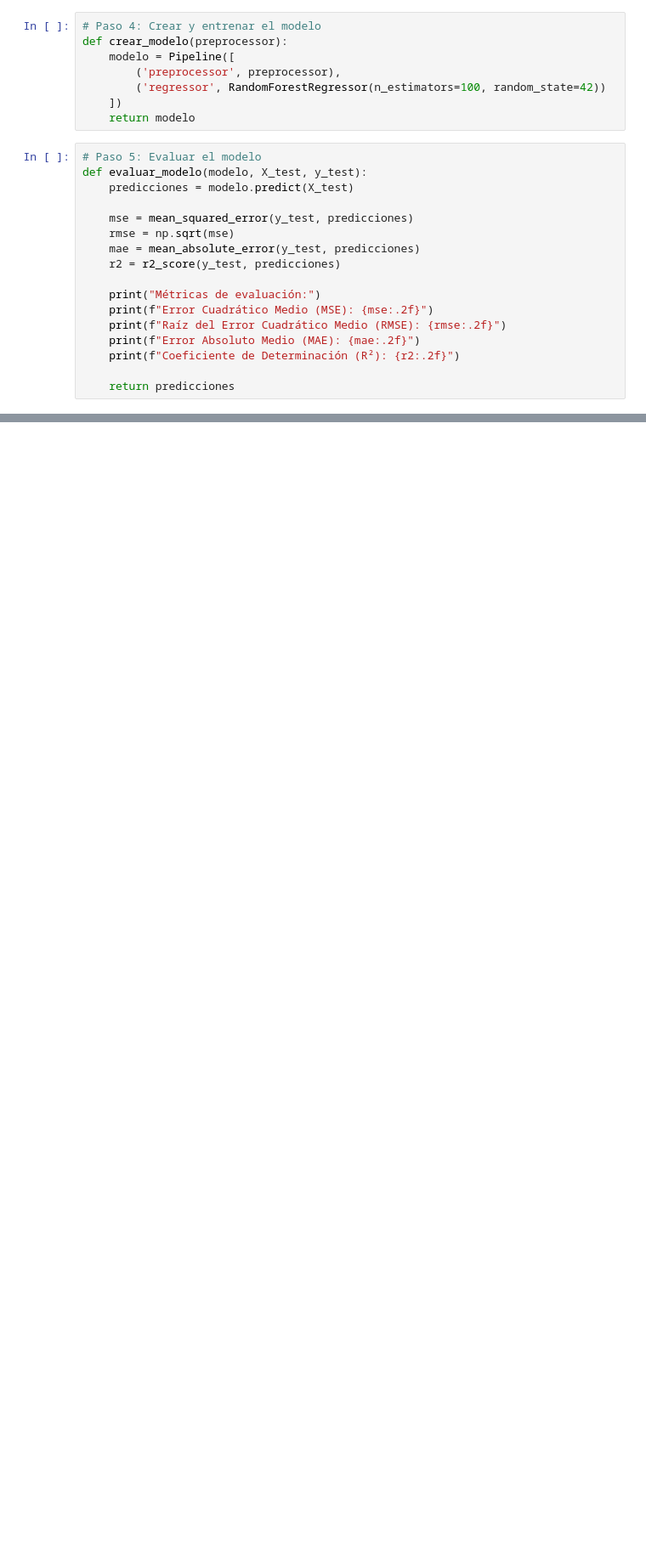
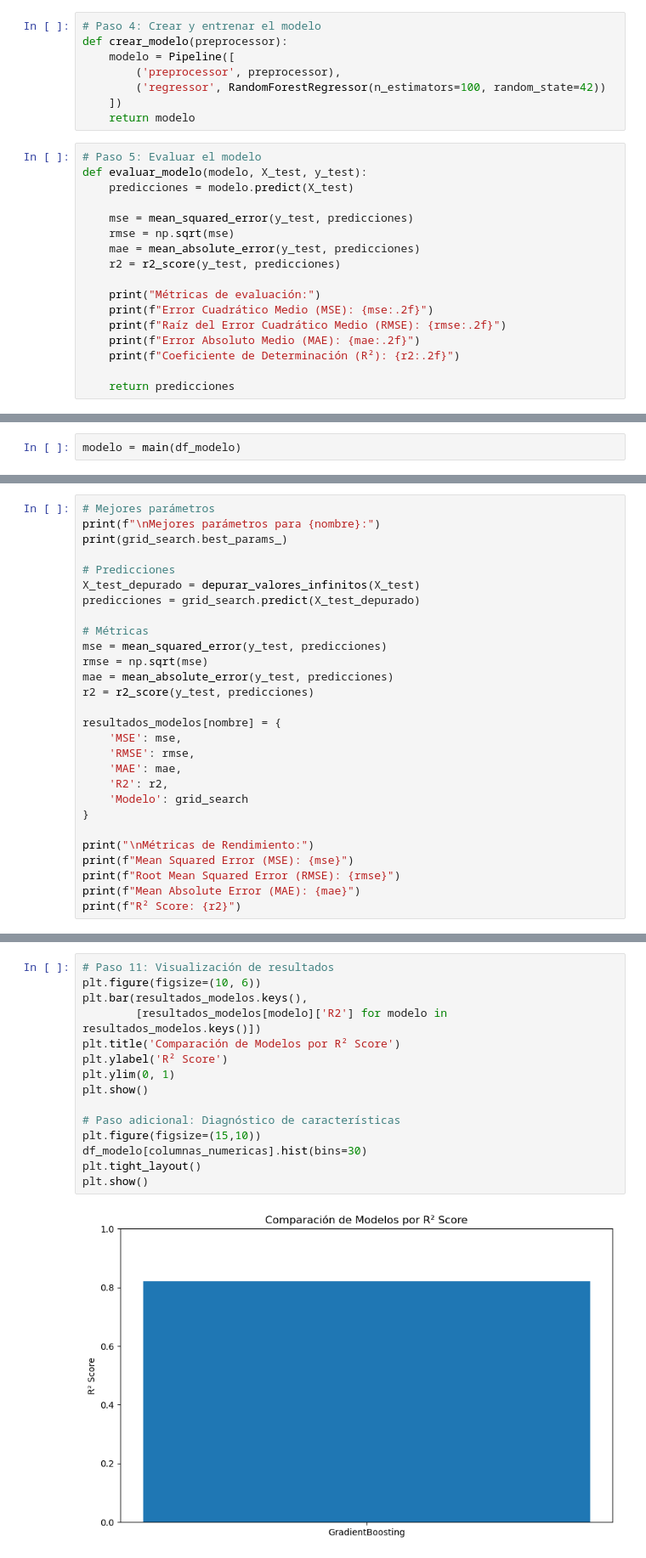
Before and after one commit to aliciacaminero/AutoMatch, a Jupyter notebook: Predictor de precio de venta/prueba_modelo.ipynb, the cells around one changed output, grey strips where cells are left out. Shown: that part at 85% size. Cells and saved outputs as stored; diff of their text form; blank space fills up the shorter version.

Commit message:
Se hacen modelos

```diff
--- a/Predictor de precio de venta/prueba_modelo.ipynb
+++ b/Predictor de precio de venta/prueba_modelo.ipynb
@@ -107,3 +173,5 @@ def main(df_limpio):
     predicciones = evaluar_modelo(modelo, X_test, y_test)
 
     return modelo, predicciones
+# %%
+modelo = main(df_modelo)
@@ -109,0 +321,28 @@ def main(df_limpio):
+# %%
+# Mejores parámetros
+print(f"\nMejores parámetros para {nombre}:")
+print(grid_search.best_params_)
+
+# Predicciones
+X_test_depurado = depurar_valores_infinitos(X_test)
+predicciones = grid_search.predict(X_test_depurado)
+
+# Métricas
+mse = mean_squared_error(y_test, predicciones)
+rmse = np.sqrt(mse)
+mae = mean_absolute_error(y_test, predicciones)
+r2 = r2_score(y_test, predicciones)
+
+resultados_modelos[nombre] = {
+    'MSE': mse,
+    'RMSE': rmse,
+    'MAE': mae,
+    'R2': r2,
+    'Modelo': grid_search
+}
+
+print("\nMétricas de Rendimiento:")
+print(f"Mean Squared Error (MSE): {mse}")
+print(f"Root Mean Squared Error (RMSE): {rmse}")
+print(f"Mean Absolute Error (MAE): {mae}")
+print(f"R² Score: {r2}")
@@ -109,0 +368,17 @@ def main(df_limpio):
+# %%
+# Paso 11: Visualización de resultados
+plt.figure(figsize=(10, 6))
+plt.bar(resultados_modelos.keys(),
+        [resultados_modelos[modelo]['R2'] for modelo in resultados_modelos.keys()])
+plt.title('Comparación de Modelos por R² Score')
+plt.ylabel('R² Score')
+plt.ylim(0, 1)
+plt.show()
+
+# Paso adicional: Diagnóstico de características
+plt.figure(figsize=(15,10))
+df_modelo[columnas_numericas].hist(bins=30)
+plt.tight_layout()
+plt.show()
+# %% [output]
+[figure, added]
```
Also changed, not shown: parts of 43 cells of this notebook, 2 other files.
